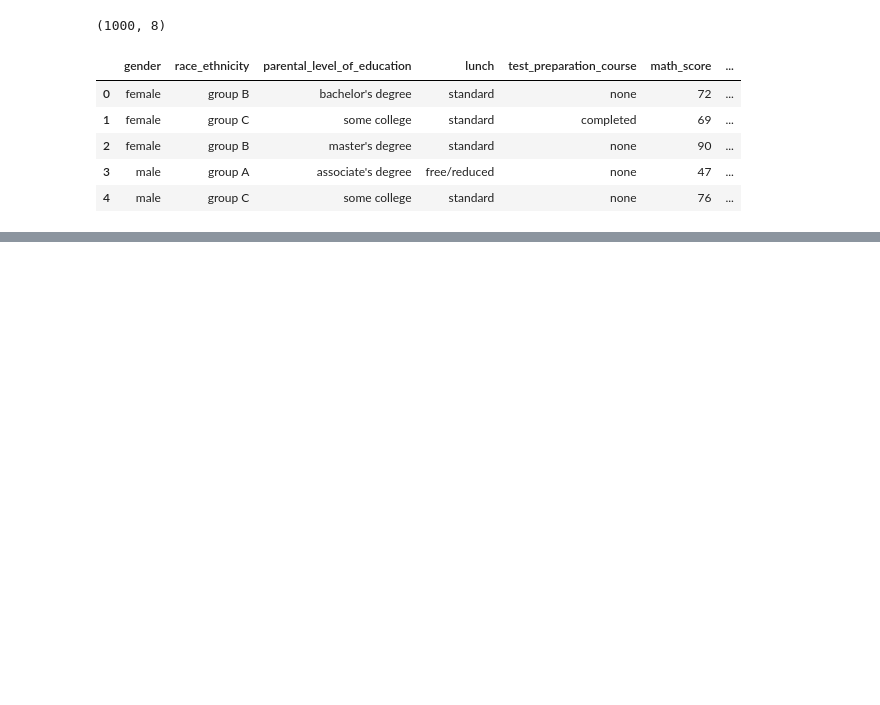
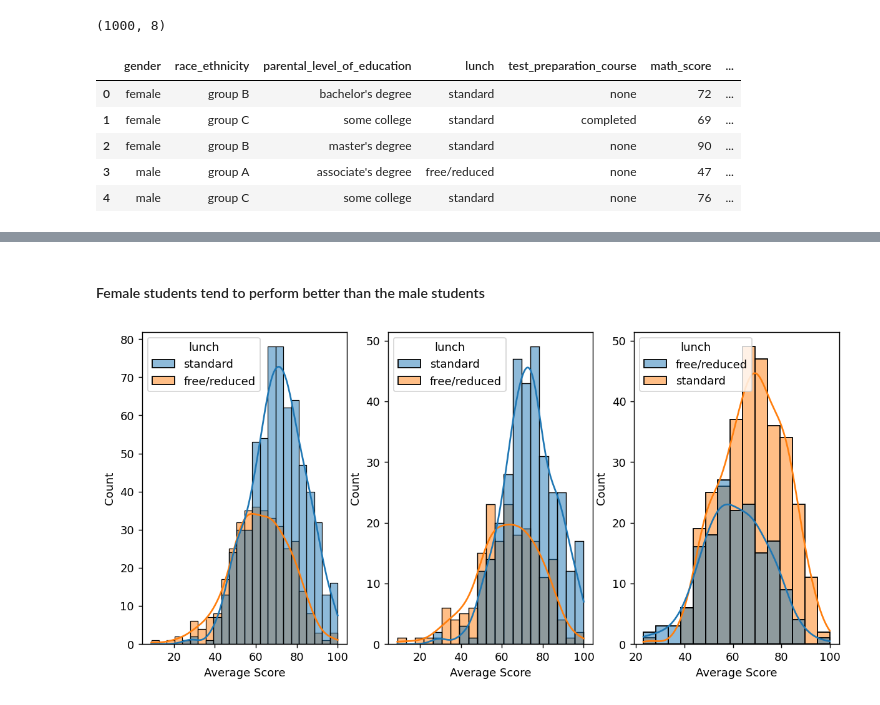
Before and after one commit to Subhasish-Saha/Student-Performance-Indicator, a Jupyter notebook: Notebook/EDA.ipynb, the cells around one changed output, grey strips where cells are left out. Cells and saved outputs as stored; diff of their text form; code cells hidden in the pictures; blank space fills up the shorter version.

```diff
--- a/Notebook/EDA.ipynb
+++ b/Notebook/EDA.ipynb
@@ -28,0 +221,12 @@ df.head()
+# %% [markdown]
+#### Female students tend to perform better than the male students
+# %%
+fig, axs = plt.subplots(1,3, figsize = (15,5), dpi = 130)
+plt.subplot(141)
+sns.histplot(data=df, x = 'Average Score', kde= True, hue='lunch');
+plt.subplot(142)
+sns.histplot(data=df[df.gender == 'female'], x = 'Average Score',kde= True, hue= 'lunch');
+plt.subplot(143)
+sns.histplot(data=df[df.gender == 'male'], x = 'Average Score',kde= True, hue= 'lunch');
+# %% [output]
+[figure, added]
```
Also changed, not shown: parts of 80 cells of this notebook.
